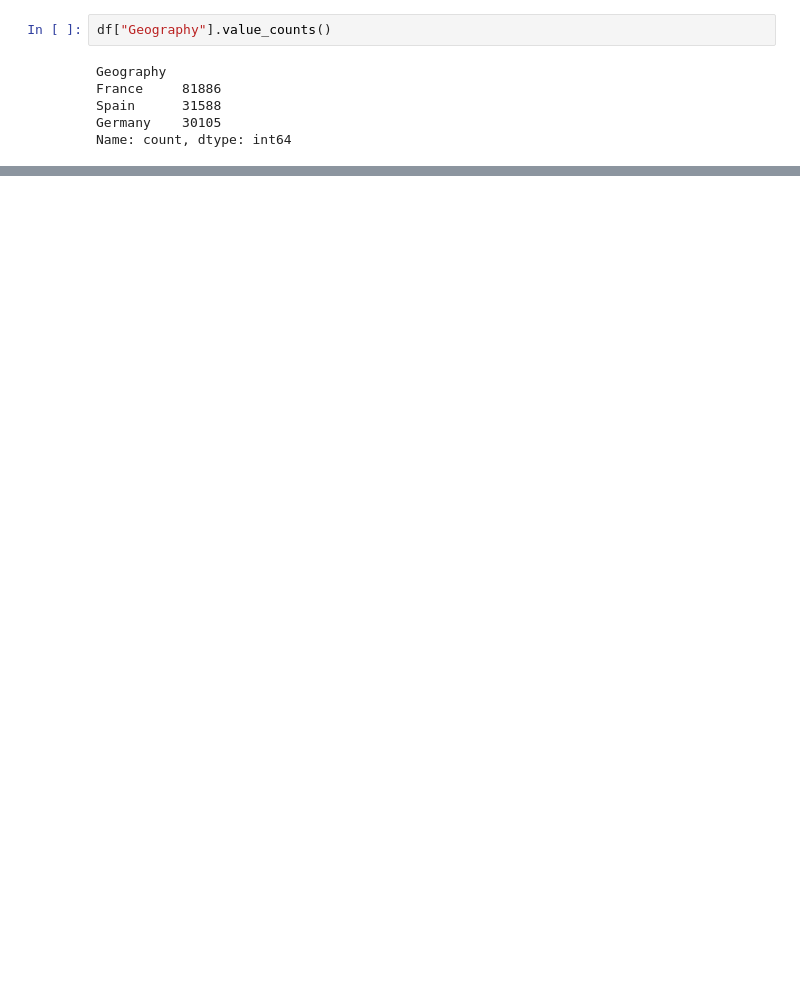
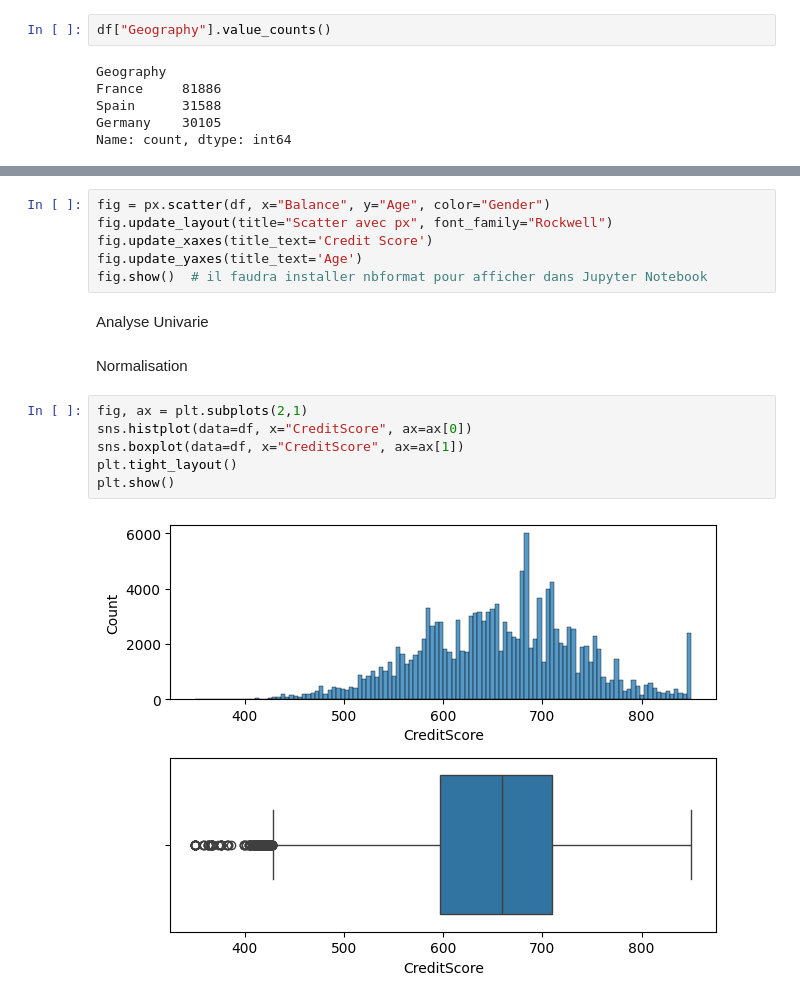
Before and after one commit to nassermoud/mlpro-classification-bancaire-churn-2025, a Jupyter notebook: classification-bank.ipynb, the cells around one changed output, grey strips where cells are left out. Cells and saved outputs as stored; diff of their text form; blank space fills up the shorter version.

```diff
--- a/classification-bank.ipynb
+++ b/classification-bank.ipynb
@@ -25,0 +117,18 @@ Name: count, dtype: int64
+# %%
+fig = px.scatter(df, x="Balance", y="Age", color="Gender")
+fig.update_layout(title="Scatter avec px", font_family="Rockwell")
+fig.update_xaxes(title_text='Credit Score')
+fig.update_yaxes(title_text='Age')
+fig.show()  # il faudra installer nbformat pour afficher dans Jupyter Notebook
+# %% [markdown]
+Analyse Univarie
+# %% [markdown]
+Normalisation
+# %%
+fig, ax = plt.subplots(2,1)
+sns.histplot(data=df, x="CreditScore", ax=ax[0])
+sns.boxplot(data=df, x="CreditScore", ax=ax[1])
+plt.tight_layout()
+plt.show()
+# %% [output]
+[figure, added]
```
Also changed, not shown: parts of 33 cells of this notebook, 8 other files.
